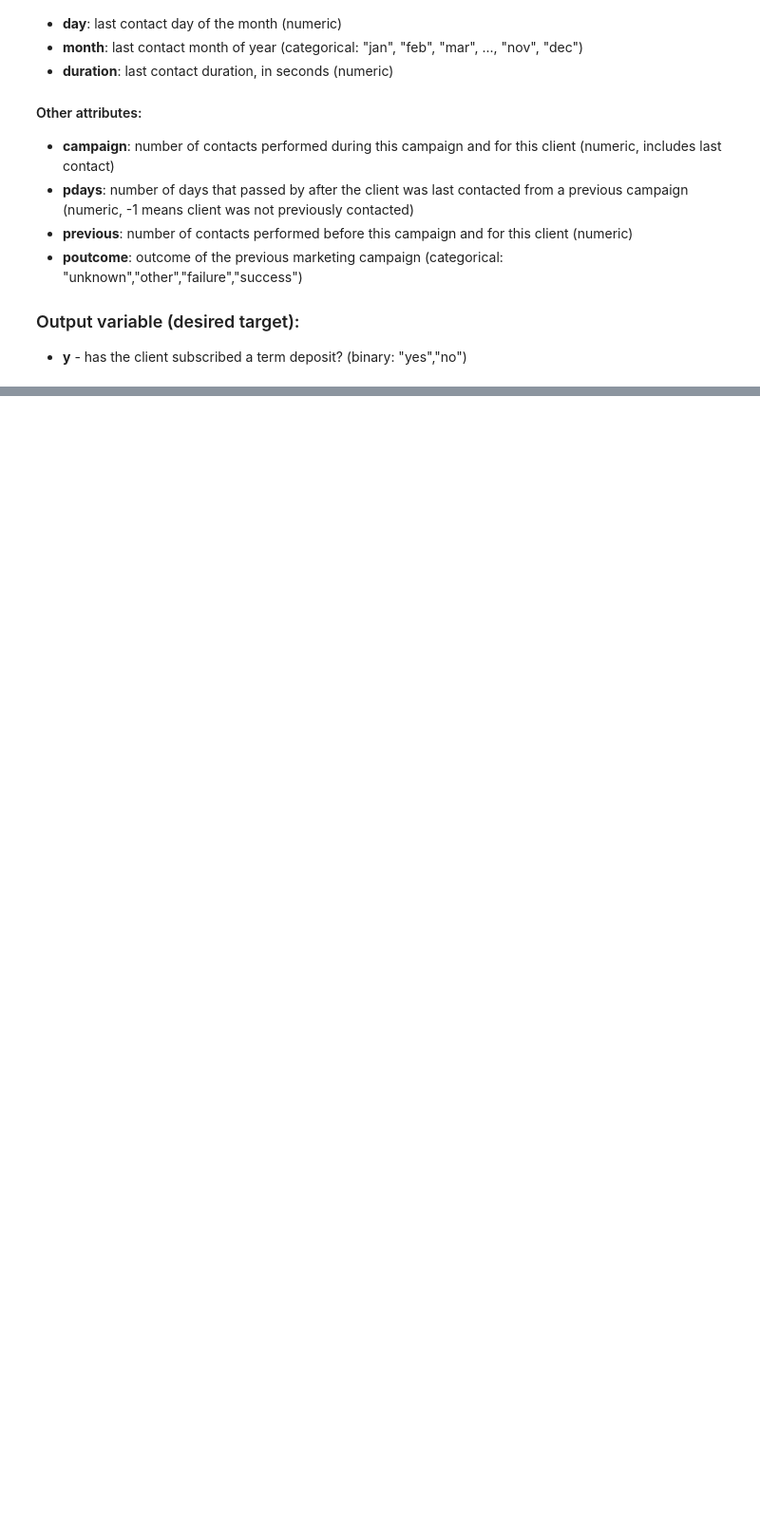
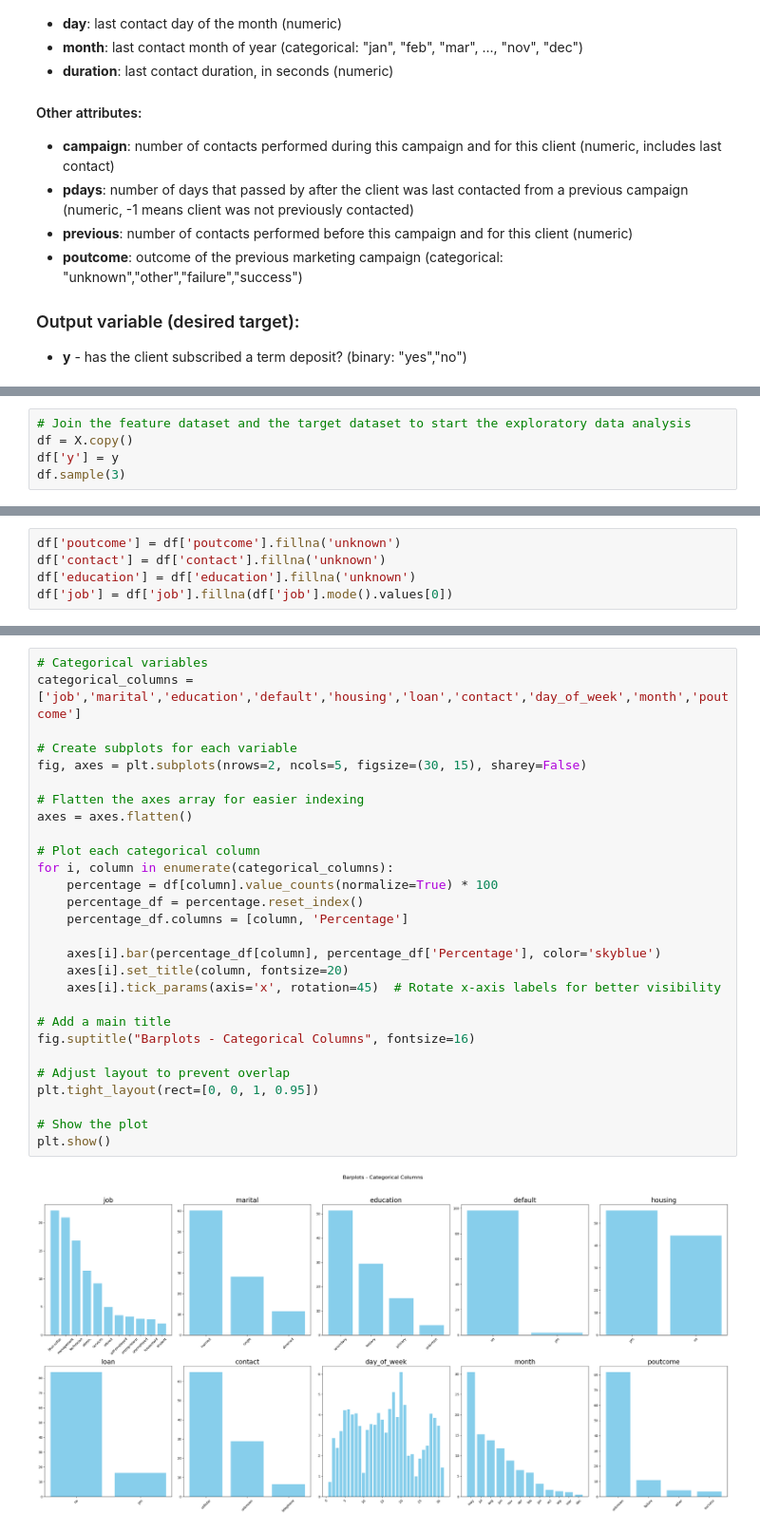
Before and after one commit to cesar1091/csca5622_final_project, a Jupyter notebook: eda.ipynb, the cells around one changed output, grey strips where cells are left out. Shown at 95% size. Cells and saved outputs as stored; diff of their text form; blank space fills up the shorter version.

```diff
--- a/eda.ipynb
+++ b/eda.ipynb
@@ -95,0 +111,5 @@ print(X.shape)
+# %%
+# Join the feature dataset and the target dataset to start the exploratory data analysis
+df = X.copy()
+df['y'] = y
+df.sample(3)
@@ -95,0 +175,5 @@ print(X.shape)
+# %%
+df['poutcome'] = df['poutcome'].fillna('unknown')
+df['contact'] = df['contact'].fillna('unknown')
+df['education'] = df['education'].fillna('unknown')
+df['job'] = df['job'].fillna(df['job'].mode().values[0])
@@ -95,0 +232,30 @@ print(X.shape)
+# %%
+# Categorical variables
+categorical_columns = ['job','marital','education','default','housing','loan','contact','day_of_week','month','poutcome']
+
+# Create subplots for each variable
+fig, axes = plt.subplots(nrows=2, ncols=5, figsize=(30, 15), sharey=False)
+
+# Flatten the axes array for easier indexing
+axes = axes.flatten()
+
+# Plot each categorical column
+for i, column in enumerate(categorical_columns):
+    percentage = df[column].value_counts(normalize=True) * 100
+    percentage_df = percentage.reset_index()
+    percentage_df.columns = [column, 'Percentage']
+
+    axes[i].bar(percentage_df[column], percentage_df['Percentage'], color='skyblue')
+    axes[i].set_title(column, fontsize=20)
+    axes[i].tick_params(axis='x', rotation=45)  # Rotate x-axis labels for better visibility
+
+# Add a main title
+fig.suptitle("Barplots - Categorical Columns", fontsize=16)
+
+# Adjust layout to prevent overlap
+plt.tight_layout(rect=[0, 0, 1, 0.95])
+
+# Show the plot
+plt.show()
+# %% [output]
+[figure, added]
```
Also changed, not shown: parts of 37 cells of this notebook, 3 other files.
